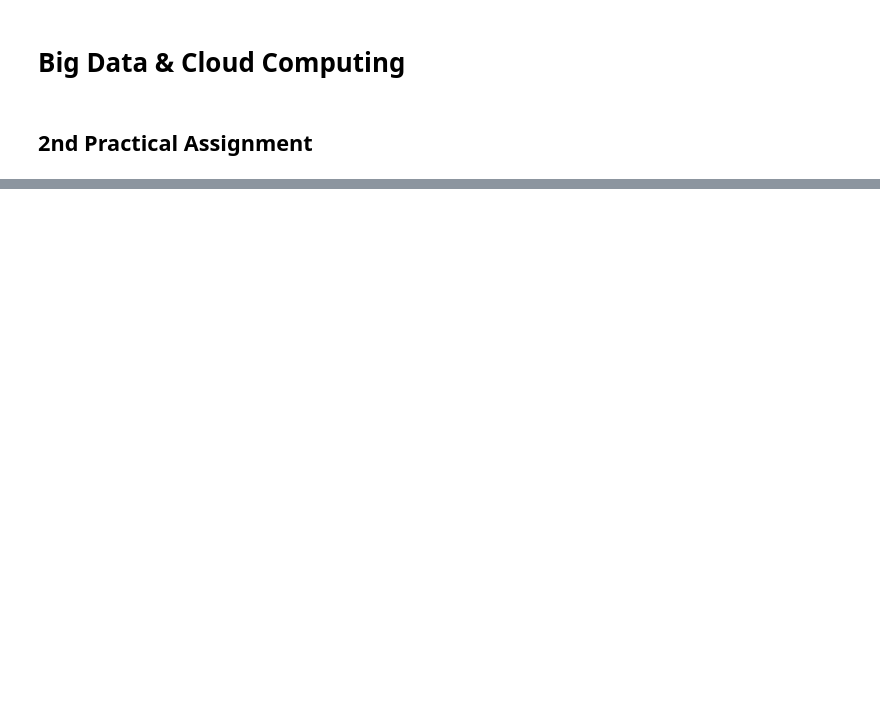
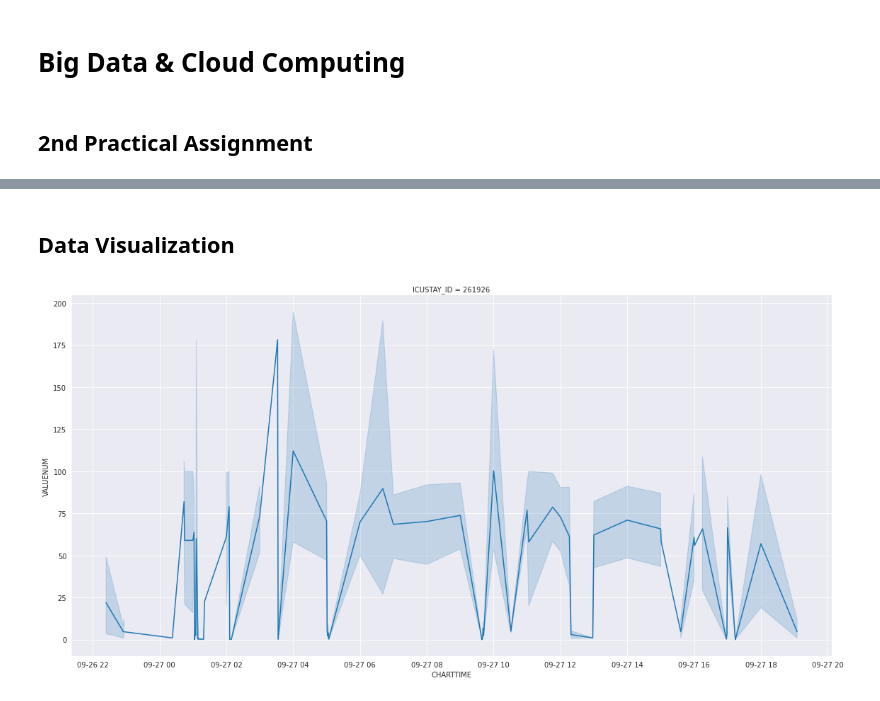
Before and after one commit to ruipedro16/BDCC, a Jupyter notebook: proj2/notebook.ipynb, the cells around one changed output, grey strips where cells are left out. Drawn from its saved outputs; the diff is of its cells as text; code cells hidden in the pictures; blank space fills up the shorter version.

Commit message:
icu histogram

```diff
--- a/proj2/notebook.ipynb
+++ b/proj2/notebook.ipynb
@@ -9,2 +16,4 @@ import os
+# %%
+sns.set()
 # %%
 filename = os.path.join('data', 'EVENTS.csv')
@@ -16,3 +20,7 @@ df = df.replace({
+# %%
+df = dd.read_csv(filename, parse_dates=['CHARTTIME', 'STORETIME'], dtype={
+    'CGID': 'Int64','ICUSTAY_ID': 'Int64'
+})
 # %%
 df.head(15)
 # %% [output]
@@ -34,0 +43,2 @@ df.head(15)
+# %% [markdown]
+## Data Visualization
@@ -34,0 +47,13 @@ df.head(15)
+# %%
+def plot_icu_historgram(icu_id, dataframe=df):
+    res = dataframe[['SUBJECT_ID', 'VALUENUM', 'ICUSTAY_ID', 'CHARTTIME', 'ITEMID']]\
+        .query('ICUSTAY_ID == {}'.format(icu_id))\
+        .compute()
+    sns.relplot(x='CHARTTIME', y='VALUENUM', col='ICUSTAY_ID',
+                kind='line', legend='full',
+                height=8, aspect=2,
+                data=res)
+# %%
+plot_icu_historgram(261926)
+# %% [output]
+[figure, added]
```
Also changed, not shown: parts of 6 cells of this notebook, 1 other file.
